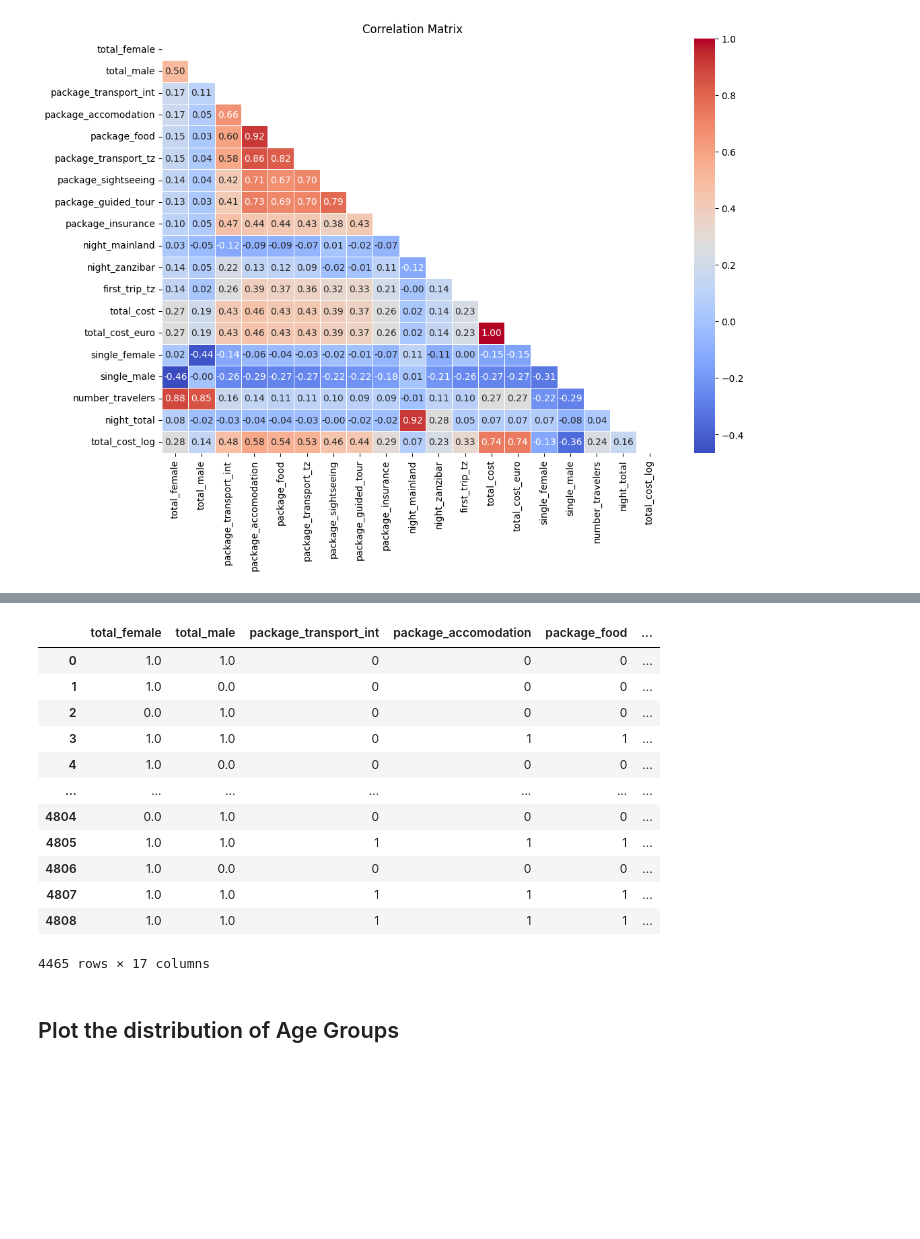
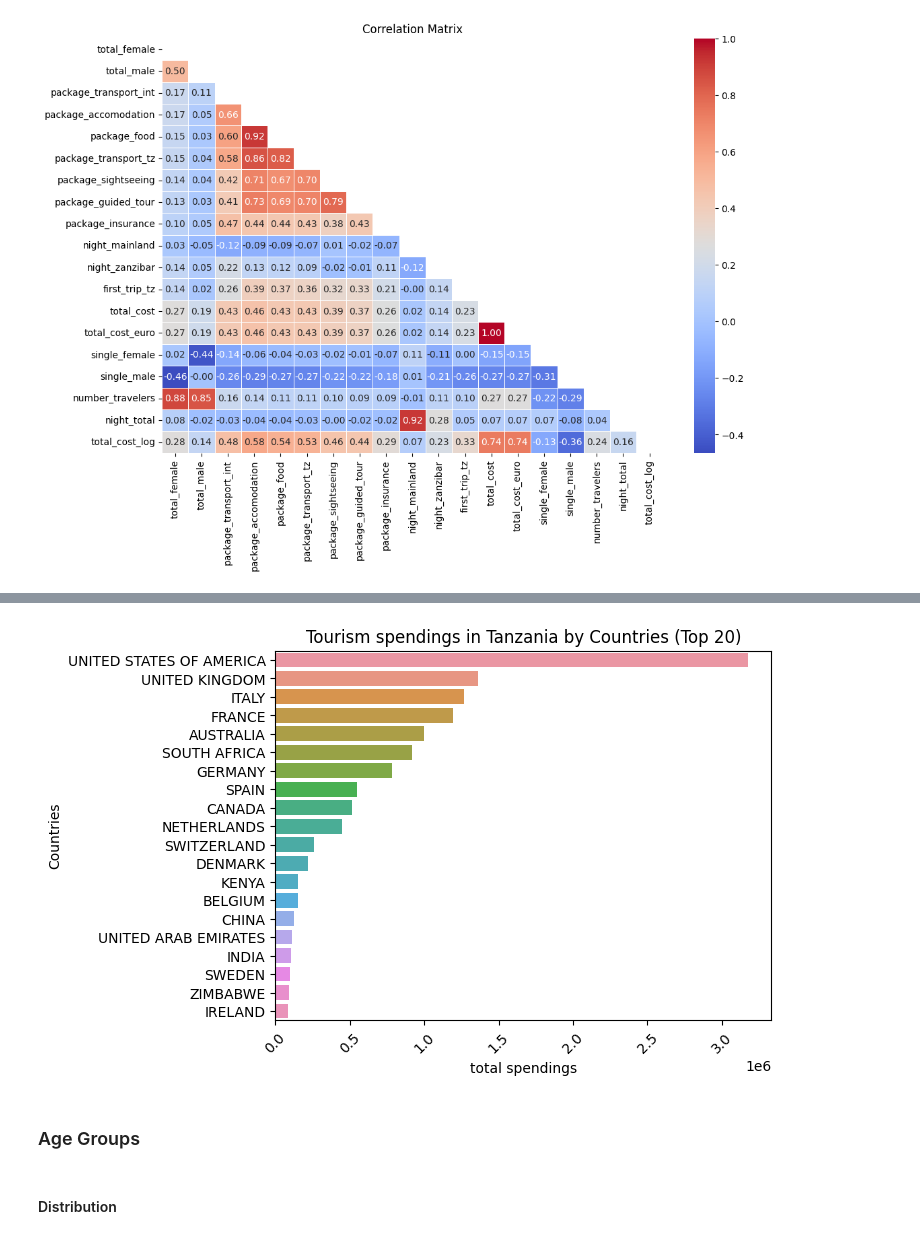
Before and after one commit to ismileusmilenot/ds-tourism-project, a Jupyter notebook: 1_EDA.ipynb, the cells around one changed output, grey strips where cells are left out. Cells and saved outputs as stored; diff of their text form; code cells hidden in the pictures; blank space fills up the shorter version.

```diff
--- a/1_EDA.ipynb
+++ b/1_EDA.ipynb
@@ -313,21 +314,21 @@ plt.show()
 # %%
-#top_20_countries = df_train['country'].value_counts().index[:20]
+df_country = df_train.groupby(['country'])['total_cost_euro'].sum().rename("total_cost_by_country")
+df_country= df_country.to_frame().reset_index()
+df_country_sort= df_country.sort_values(['total_cost_by_country'],ascending=False).head(20)
+
+sns.barplot(y='country', x='total_cost_by_country', data=df_country_sort)
+
+plt.xticks(rotation=45)
+plt.xlabel("total spendings")
+plt.ylabel("Countries")
+plt.title("Tourism spendings in Tanzania by Countries (Top 20)")
+plt.show()
 # %% [output]
-|  | total_female | total_male | package_transport_int | package_accomodation | package_food | ... |
-| 0 | 1.0 | 1.0 | 0 | 0 | 0 | ... |
-| 1 | 1.0 | 0.0 | 0 | 0 | 0 | ... |
-| 2 | 0.0 | 1.0 | 0 | 0 | 0 | ... |
-| 3 | 1.0 | 1.0 | 0 | 1 | 1 | ... |
-| 4 | 1.0 | 0.0 | 0 | 0 | 0 | ... |
-| ... | ... | ... | ... | ... | ... | ... |
-| 4804 | 0.0 | 1.0 | 0 | 0 | 0 | ... |
-| 4805 | 1.0 | 1.0 | 1 | 1 | 1 | ... |
-| 4806 | 1.0 | 0.0 | 0 | 0 | 0 | ... |
-| 4807 | 1.0 | 1.0 | 1 | 1 | 1 | ... |
-| 4808 | 1.0 | 1.0 | 1 | 1 | 1 | ... |
-4465 rows × 17 columns
+[figure, added]
 # %% [markdown]
-## Plot the distribution of Age Groups
+### Age Groups
+# %% [markdown]
+#### Distribution
 # %%
 df_train['age_group'].value_counts().plot(kind='pie')
 plt.title("Distribution of Age Groups")
```
Also changed, not shown: parts of 48 cells of this notebook.
